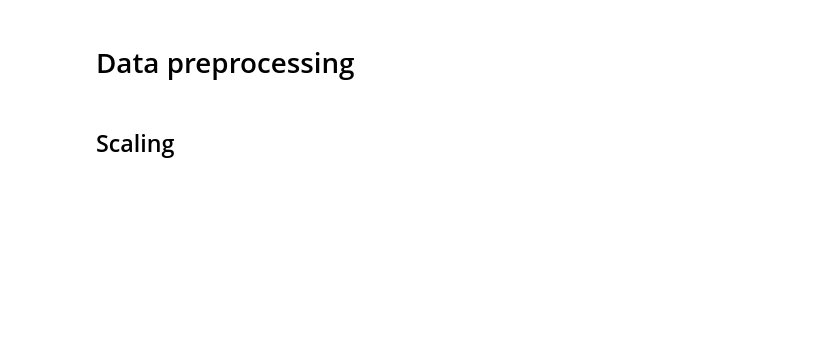
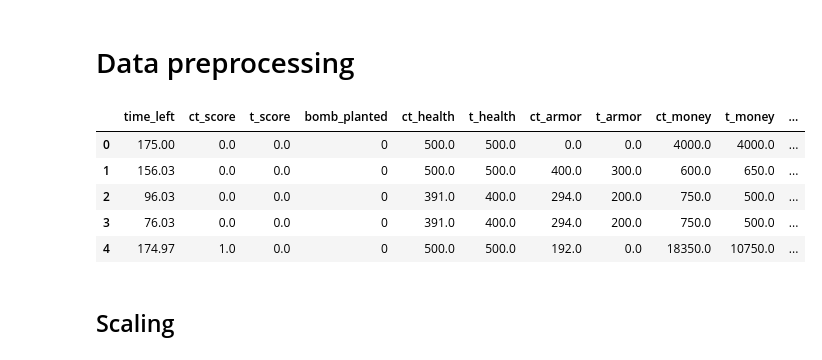
Before and after one commit to techLearner2000/Project_DS, a Jupyter notebook: code.ipynb, the cells around one changed output. Cells and saved outputs as stored; diff of their text form; code cells hidden in the pictures; blank space fills up the shorter version.

```diff
--- a/code.ipynb
+++ b/code.ipynb
@@ -70,9 +70,17 @@ sns.countplot(x='round_winner', data=df)
 # Data preprocessing
 # %%
 df['bomb_planted'] = df['bomb_planted'].astype(int)
-n = 10
+n = 16
 df_selected = df.iloc[:, list(range(n)) + [-1]]
 df_selected = df_selected.drop('map', axis=1)
+df_selected.head(5)
+# %% [output]
+|  | time_left | ct_score | t_score | bomb_planted | ct_health | t_health | ct_armor | t_armor | ct_money | t_money | ... |
+| 0 | 175.00 | 0.0 | 0.0 | 0 | 500.0 | 500.0 | 0.0 | 0.0 | 4000.0 | 4000.0 | ... |
+| 1 | 156.03 | 0.0 | 0.0 | 0 | 500.0 | 500.0 | 400.0 | 300.0 | 600.0 | 650.0 | ... |
+| 2 | 96.03 | 0.0 | 0.0 | 0 | 391.0 | 400.0 | 294.0 | 200.0 | 750.0 | 500.0 | ... |
+| 3 | 76.03 | 0.0 | 0.0 | 0 | 391.0 | 400.0 | 294.0 | 200.0 | 750.0 | 500.0 | ... |
+| 4 | 174.97 | 1.0 | 0.0 | 0 | 500.0 | 500.0 | 192.0 | 0.0 | 18350.0 | 10750.0 | ... |
 # %% [markdown]
 ## Scaling
 # %%
```
Also changed, not shown: parts of 9 cells of this notebook, 5 other files.
